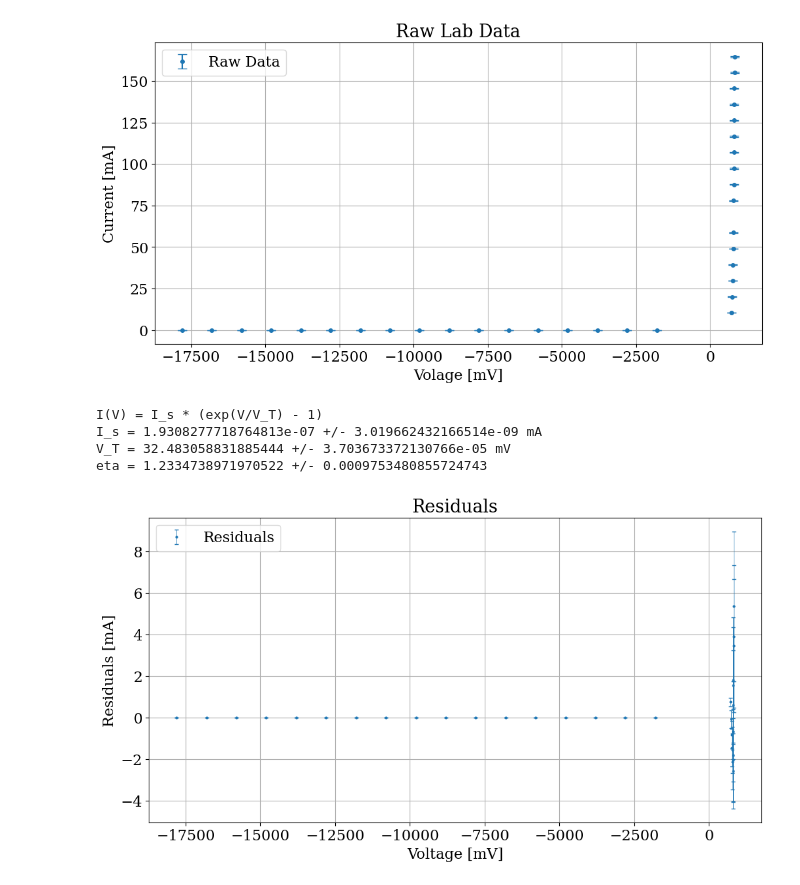
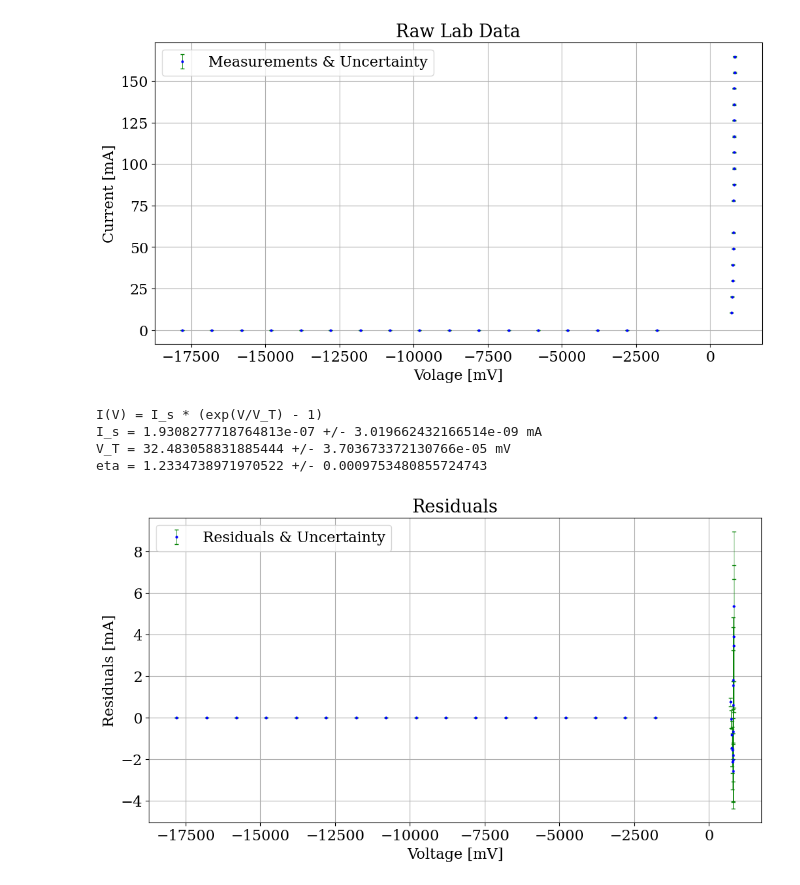
Before and after one commit to luke-wriglesworth/circuit-labs, a Jupyter notebook: diode/diode.ipynb, the cells around one changed output. Saved outputs shown, nothing was run; the diff lists cells and outputs as text; code cells hidden in the pictures.

Commit message:
export plots

```diff
--- a/diode/diode.ipynb
+++ b/diode/diode.ipynb
@@ -33,47 +33,47 @@ current_unc = current_unc[sort_index]
 # plot raw data
 fig = plt.figure()
 plt.title("Raw Lab Data")
-plt.errorbar(voltage, current, label="Raw Data", yerr=current_unc, fmt='o', capsize=5, markersize=4)
+plt.errorbar(voltage, current, fmt="o", c="blue",ecolor="green", capsize=2, yerr=current_unc, markersize=2, lw=0.5, label="Measurements & Uncertainty")
 plt.xlabel("Volage [mV]")
 plt.ylabel("Current [mA]")
 plt.grid()
 plt.legend()
 fig.savefig("raw_data.pdf")
 # %% [output]
-[figure, old version]
+[figure, new version]
 # %%
 def shockley(V, I_s, V_T, eta):
     return I_s * (np.exp(V / (eta*V_T)) - 1)
 popt, pcov = curve_fit(shockley, voltage, current, p0=[0.0025,26,1], bounds=[[0,20,1],[0.1,40,3]], sigma=current_unc, absolute_sigma=True)
 param_unc = np.sqrt(np.diag(pcov))
 residuals = current - shockley(voltage,*popt)
 
 def model_uncertainty(V):
     return np.sqrt(
         param_unc[0]**2*(np.exp(V/(popt[1]*popt[2]))-1)**2 +
         V**2*popt[0]**2*np.exp(2*V/(popt[1]*popt[2]))*((param_unc[1]/(popt[1]**2*popt[2]))**2 + (param_unc[2]/(popt[1]*popt[2]**2))**2)
     )
 
 residual_unc = np.sqrt(current_unc**2 + model_uncertainty(voltage)**2)
 
 plt.title("Residuals")
-plt.errorbar(voltage, residuals, fmt="o", label="Residuals",yerr=residual_unc, capsize=2, markersize=2, lw=0.5)
+plt.errorbar(voltage, residuals, fmt="o", c="blue",ecolor="green", capsize=2, yerr=residual_unc, markersize=2, lw=0.5, label="Residuals & Uncertainty")
 plt.xlabel("Voltage [mV]")
 plt.ylabel("Residuals [mA]")
 plt.grid()
 plt.legend()
-plt.savefig("residuals.pdf")
+#plt.savefig("residuals.pdf")
 
 print("I(V) = I_s * (exp(V/V_T) - 1)")
 print(f"I_s = {popt[0]} +/- {param_unc[0]} mA")
 print(f"V_T = {popt[1]} +/- {param_unc[1]} mV")
 print(f"eta = {popt[2]} +/- {param_unc[2]}")
 # %% [output]
 I(V) = I_s * (exp(V/V_T) - 1)
 I_s = 1.9308277718764813e-07 +/- 3.019662432166514e-09 mA
 V_T = 32.483058831885444 +/- 3.703673372130766e-05 mV
 eta = 1.2334738971970522 +/- 0.0009753480855724743
-[figure, old version]
+[figure, new version]
 # %%
 model_voltages = np.linspace(np.min(voltage)-5, np.max(voltage)+5, 20000)
 
```
Also changed, not shown: parts of 1 cell of this notebook.
